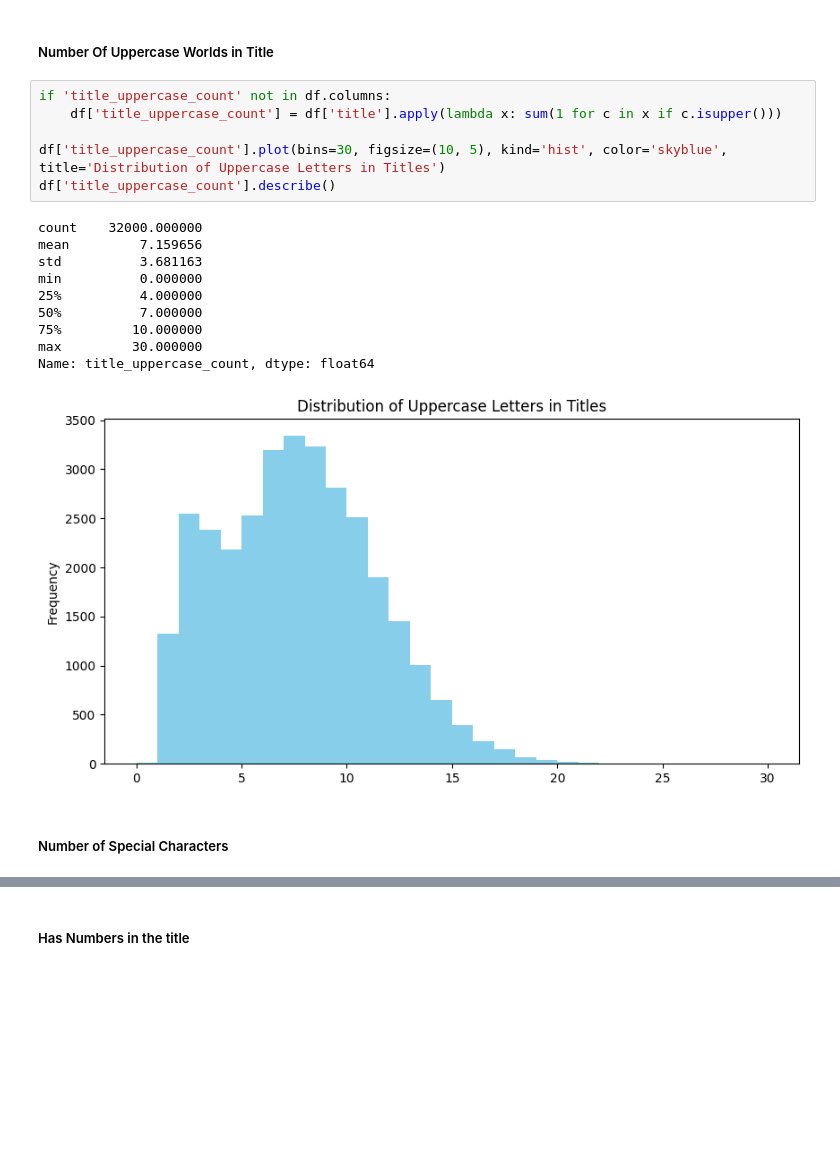
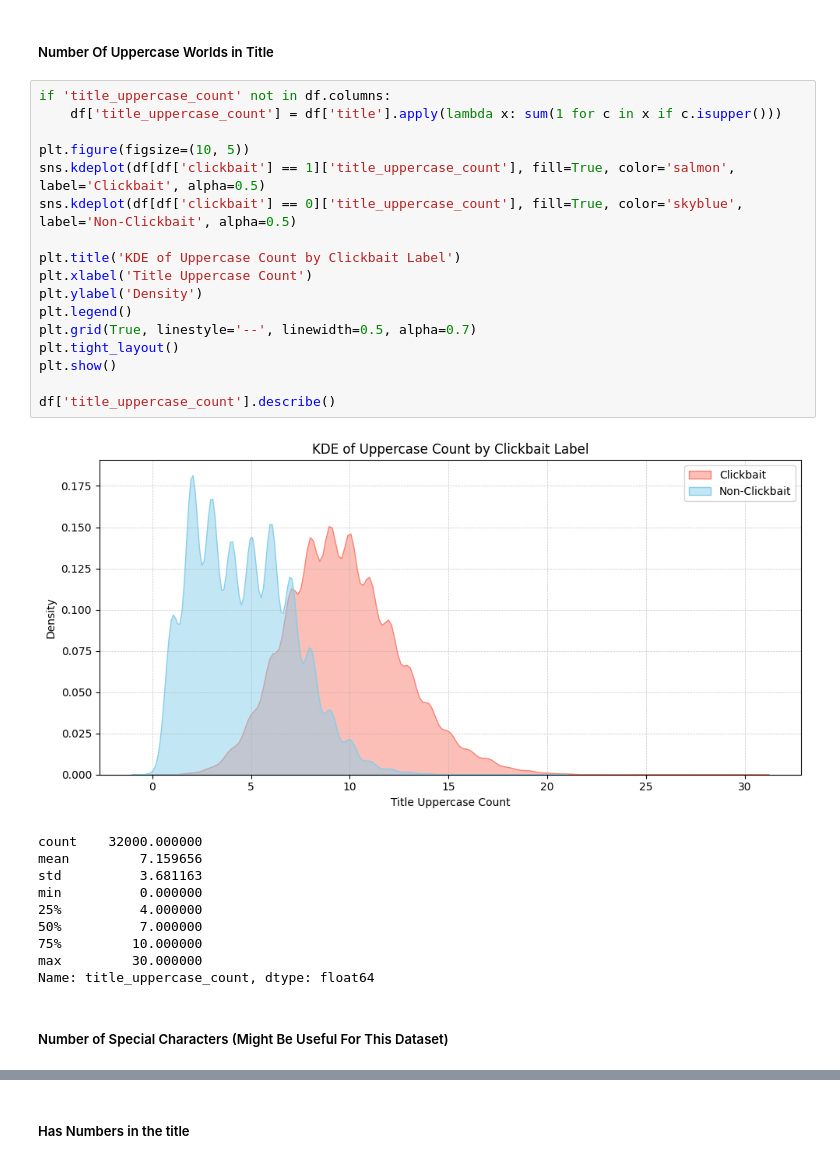
Before and after one commit to abdulwasae734/clickbait-detector, a Jupyter notebook: backend/notebooks/exploration.ipynb, the cells around one changed output, grey strips where cells are left out. Drawn from its saved outputs; the diff is of its cells as text; blank space fills up the shorter version.

```diff
--- a/backend/notebooks/exploration.ipynb
+++ b/backend/notebooks/exploration.ipynb
@@ -185,10 +208,22 @@ Name: title_world_count, dtype: float64
 # %%
 if 'title_uppercase_count' not in df.columns:
     df['title_uppercase_count'] = df['title'].apply(lambda x: sum(1 for c in x if c.isupper()))
 
-df['title_uppercase_count'].plot(bins=30, figsize=(10, 5), kind='hist', color='skyblue', title='Distribution of Uppercase Letters in Titles')
+plt.figure(figsize=(10, 5))
+sns.kdeplot(df[df['clickbait'] == 1]['title_uppercase_count'], fill=True, color='salmon', label='Clickbait', alpha=0.5)
+sns.kdeplot(df[df['clickbait'] == 0]['title_uppercase_count'], fill=True, color='skyblue', label='Non-Clickbait', alpha=0.5)
+
+plt.title('KDE of Uppercase Count by Clickbait Label')
+plt.xlabel('Title Uppercase Count')
+plt.ylabel('Density')
+plt.legend()
+plt.grid(True, linestyle='--', linewidth=0.5, alpha=0.7)
+plt.tight_layout()
+plt.show()
+
 df['title_uppercase_count'].describe()
 # %% [output]
+[figure, new version]
 count    32000.000000
 mean         7.159656
 std          3.681163
@@ -198,9 +233,8 @@ min          0.000000
 75%         10.000000
 max         30.000000
 Name: title_uppercase_count, dtype: float64
-[figure, old version]
 # %% [markdown]
-##### Number of Special Characters
+##### Number of Special Characters (Might Be Useful For This Dataset)
 # %%
 if 'number_of_special_characters' not in df.columns:
     df['number_of_special_characters'] = df['title'].apply(lambda x: sum(1 for c in x if not c.isalnum() and not c.isspace()))
```
Also changed, not shown: parts of 18 cells of this notebook, 2 other files.
